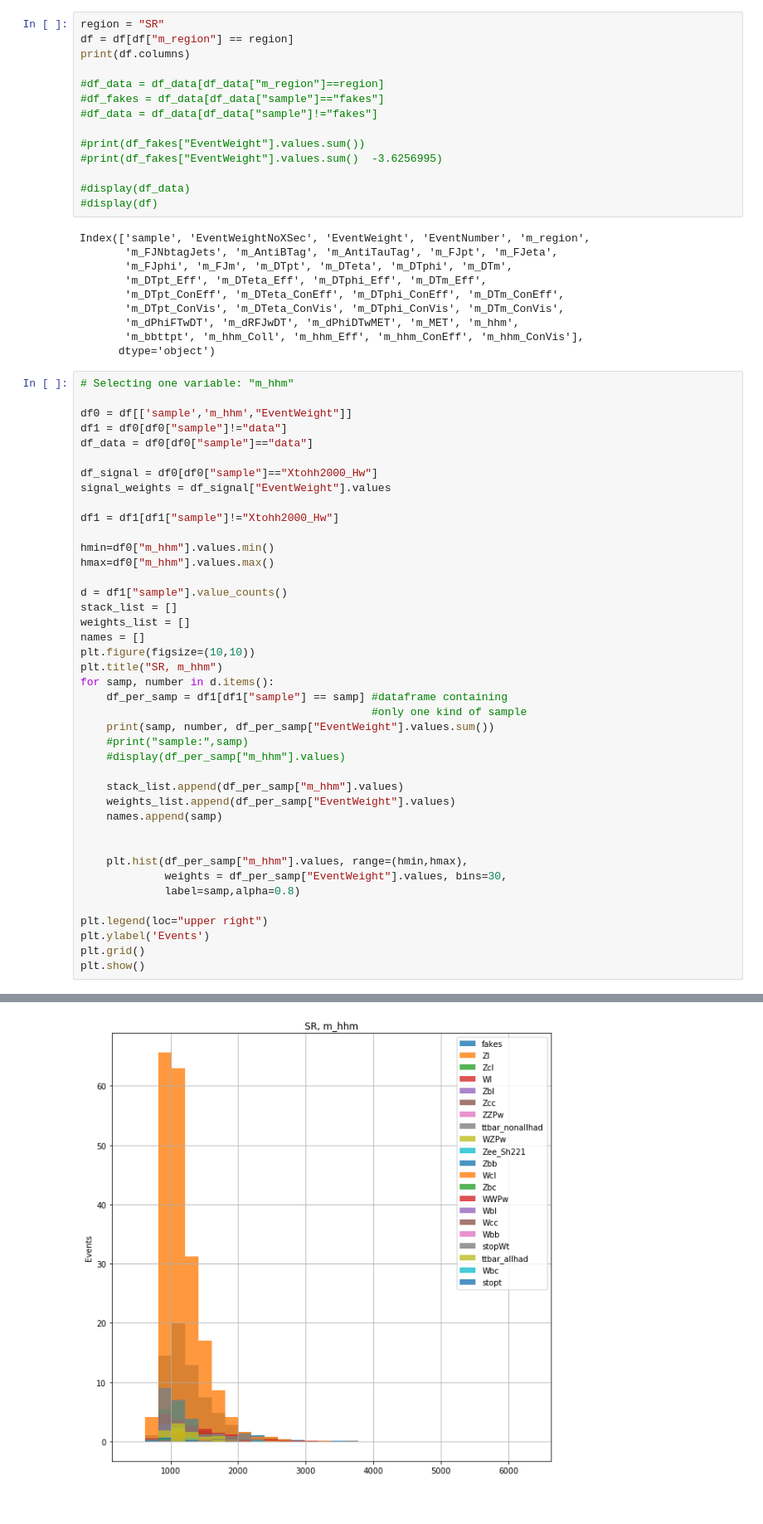
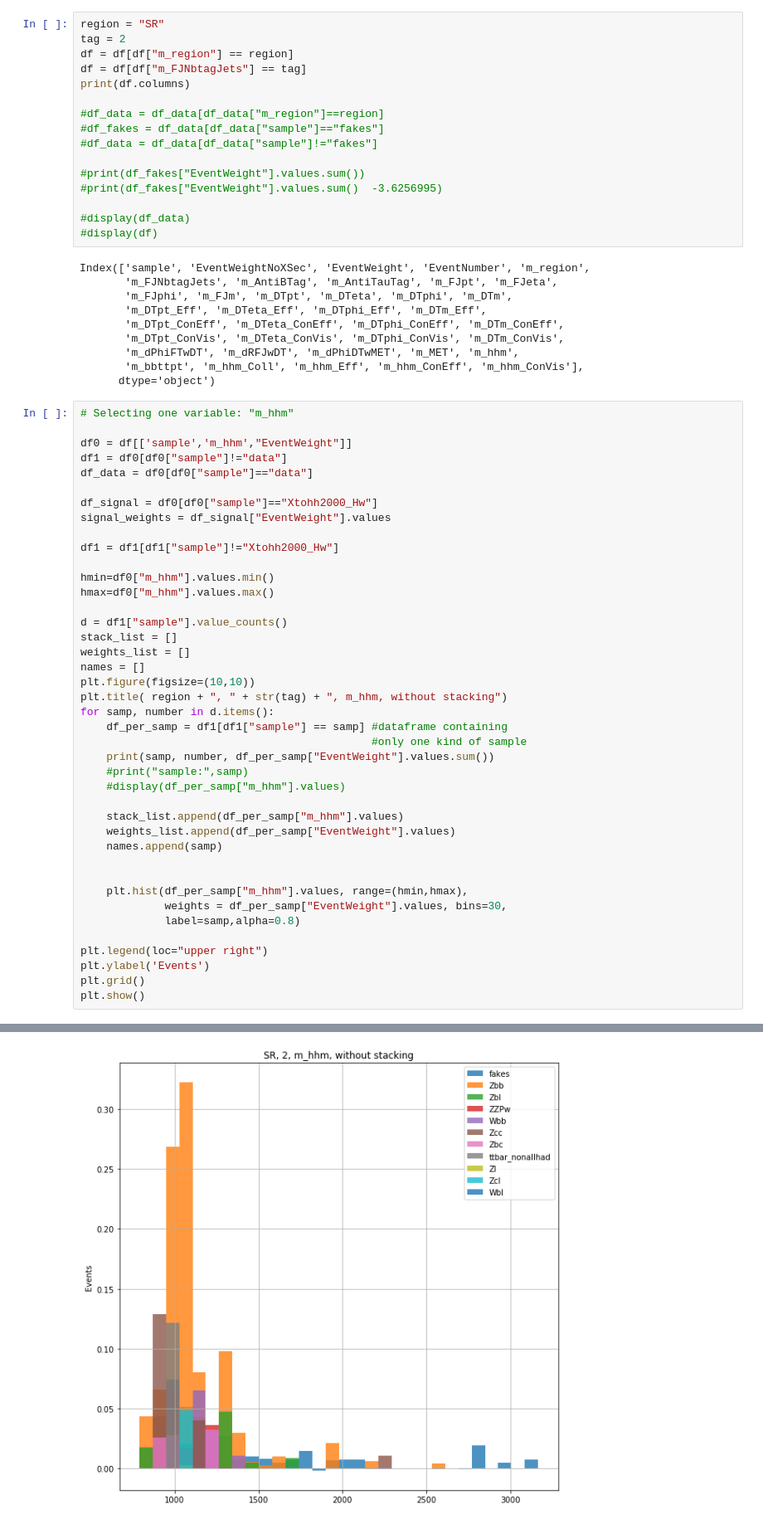
Before and after one commit to Jneror/BoostedDiHiggsDeepLearning, a Jupyter notebook: notebooks/2020-05-21-RPR-histograms.ipynb, the cells around one changed output, grey strips where cells are left out. Shown at 83% size. Drawn from its saved outputs; the diff is of its cells as text.

```diff
--- a/notebooks/2020-05-21-RPR-histograms.ipynb
+++ b/notebooks/2020-05-21-RPR-histograms.ipynb
@@ -29,7 +29,9 @@ df = read_root_file(root_file_path)
 ## Filtering per region
 # %%
 region = "SR"
+tag = 2
 df = df[df["m_region"] == region]
+df = df[df["m_FJNbtagJets"] == tag]
 print(df.columns)
 
 #df_data = df_data[df_data["m_region"]==region]
@@ -71,7 +73,7 @@ stack_list = []
 weights_list = []
 names = []
 plt.figure(figsize=(10,10))
-plt.title("SR, m_hhm")
+plt.title( region + ", " + str(tag) + ", m_hhm, without stacking")
 for samp, number in d.items():
     df_per_samp = df1[df1["sample"] == samp] #dataframe containing
                                              #only one kind of sample
@@ -113,4 +109,4 @@ stopt 1 0.29318509
-[figure, old version]
+[figure, new version]
 # %%
 
 
```
Also changed, not shown: parts of 2 cells of this notebook, 1 other file.
